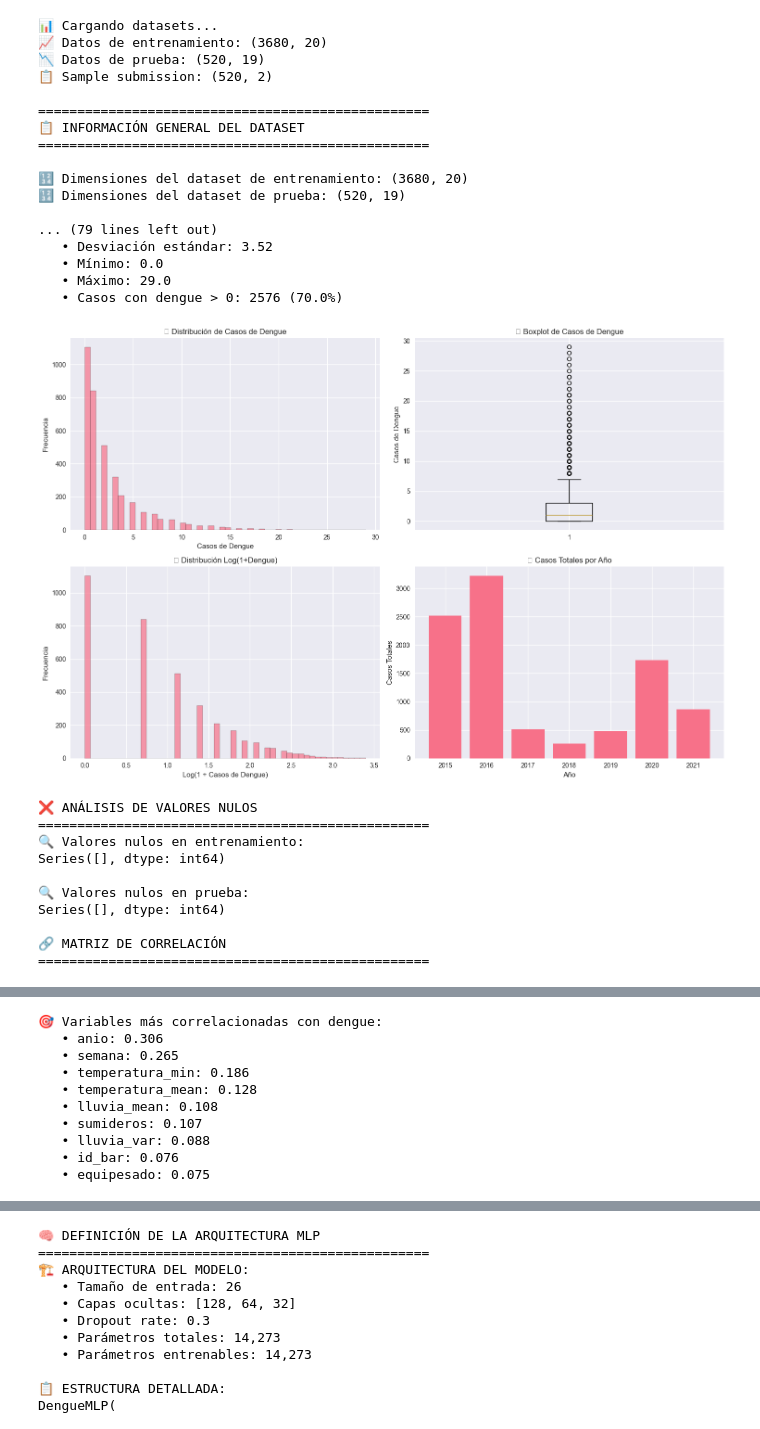
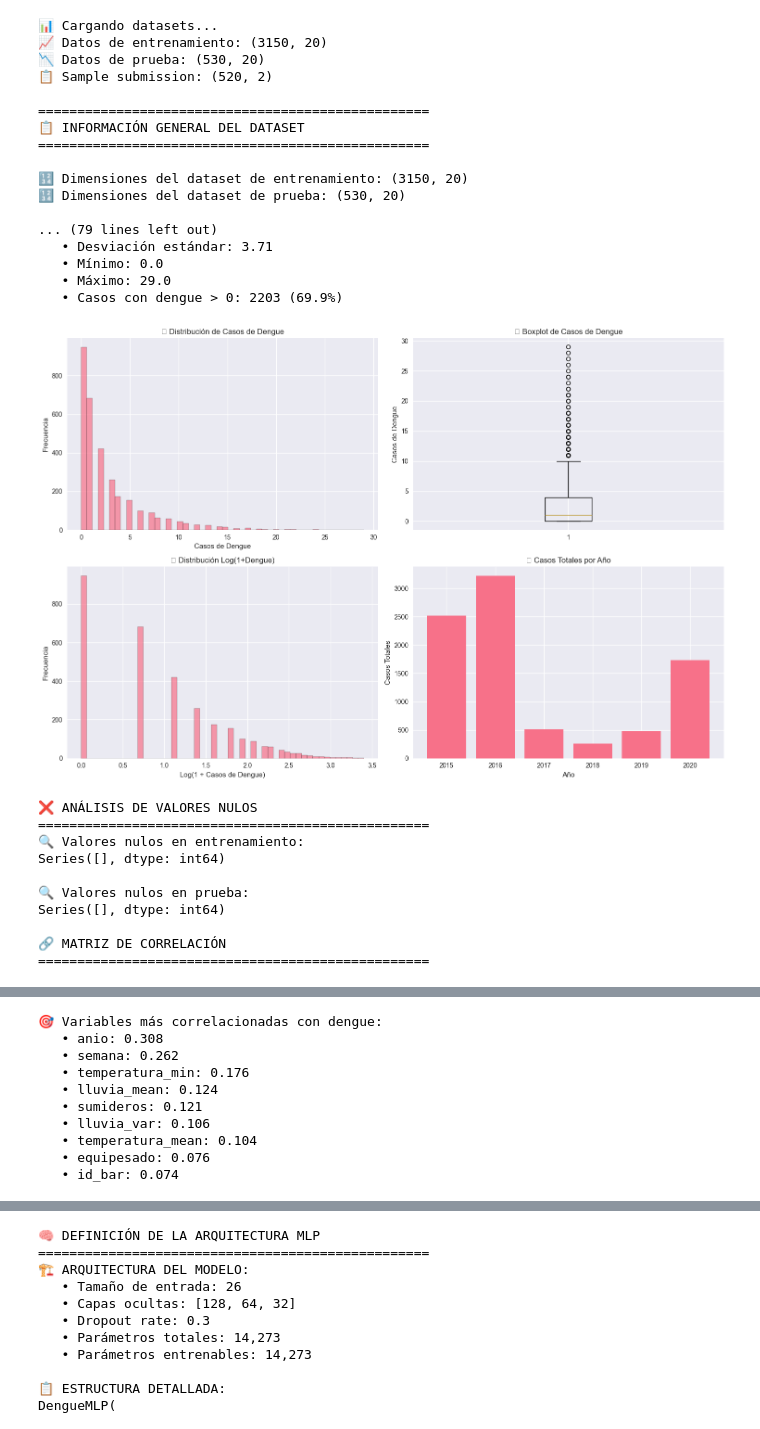
Before and after one commit to comodoro180/FA_TALLER2, a Jupyter notebook: NoteBooks/MLP/MLP.ipynb, the cells around one changed output, grey strips where cells are left out. Saved outputs shown, nothing was run; the diff lists cells and outputs as text; code cells hidden in the pictures.

```diff
--- a/NoteBooks/MLP/MLP.ipynb
+++ b/NoteBooks/MLP/MLP.ipynb
@@ -59,9 +59,10 @@ print("✅ Librerías importadas y configuración completada")
 # ### Carga de Datasets
 print("📊 Cargando datasets...")
 
+df = pd.read_parquet('../../Datos/df_train.parquet')
 # Cargar datos de entrenamiento y prueba
-df_train = pd.read_parquet('../../Datos/df_train.parquet')
-df_test = pd.read_parquet('../../Datos/df_test.parquet')
+df_train = df[df['anio']<=2020].copy() #pd.read_parquet('../../Datos/df_train.parquet')
+df_test = df[df['anio']>=2021].copy()  #pd.read_parquet('../../Datos/df_test.parquet')
 sample_submission = pd.read_csv('../../Datos/sample_submission.csv')
 
 print(f"📈 Datos de entrenamiento: {df_train.shape}")
@@ -188,40 +189,40 @@ correlation_matrix = df_train[numeric_cols].corr()
 
 # Visualizar matriz de correlación
 plt.figure(figsize=(14, 12))
 mask = np.triu(np.ones_like(correlation_matrix, dtype=bool))
 sns.heatmap(correlation_matrix, mask=mask, annot=True, cmap='coolwarm', center=0,
             square=True, fmt='.2f', cbar_kws={"shrink": .8})
 plt.title('🔗 Matriz de Correlación - Variables Numéricas')
 plt.tight_layout()
 plt.show()
 
 # Correlaciones más altas con dengue
 dengue_corr = correlation_matrix['dengue'].abs().sort_values(ascending=False)
 print(f"\n🎯 Variables más correlacionadas con dengue:")
 for var, corr in dengue_corr.head(10).items():
     if var != 'dengue':
         print(f"   • {var}: {corr:.3f}")
 
 # ---
 # %% [output]
 📊 Cargando datasets...
-📈 Datos de entrenamiento: (3680, 20)
-📉 Datos de prueba: (520, 19)
+📈 Datos de entrenamiento: (3150, 20)
+📉 Datos de prueba: (530, 20)
 📋 Sample submission: (520, 2)
 
 ==================================================
 📋 INFORMACIÓN GENERAL DEL DATASET
 ==================================================
 
-🔢 Dimensiones del dataset de entrenamiento: (3680, 20)
-🔢 Dimensiones del dataset de prueba: (520, 19)
+🔢 Dimensiones del dataset de entrenamiento: (3150, 20)
+🔢 Dimensiones del dataset de prueba: (530, 20)
 
 ... (79 lines left out)
-   • Desviación estándar: 3.52
+   • Desviación estándar: 3.71
    • Mínimo: 0.0
    • Máximo: 29.0
-   • Casos con dengue > 0: 2576 (70.0%)
+   • Casos con dengue > 0: 2203 (69.9%)
-[figure, old version]
+[figure, new version]
 ❌ ANÁLISIS DE VALORES NULOS
 ==================================================
 🔍 Valores nulos en entrenamiento:
@@ -234,15 +235,15 @@ Series([], dtype: int64)
 ==================================================
 [figure]
 🎯 Variables más correlacionadas con dengue:
-   • anio: 0.306
-   • semana: 0.265
-   • temperatura_min: 0.186
-   • temperatura_mean: 0.128
-   • lluvia_mean: 0.108
-   • sumideros: 0.107
-   • lluvia_var: 0.088
-   • id_bar: 0.076
-   • equipesado: 0.075
+   • anio: 0.308
+   • semana: 0.262
+   • temperatura_min: 0.176
+   • lluvia_mean: 0.124
+   • sumideros: 0.121
+   • lluvia_var: 0.106
+   • temperatura_mean: 0.104
+   • equipesado: 0.076
+   • id_bar: 0.074
 # %%
 # ## 🔧 3. Preprocesamiento de Datos
 
```
Also changed, not shown: parts of 5 cells of this notebook, 57 other files.
